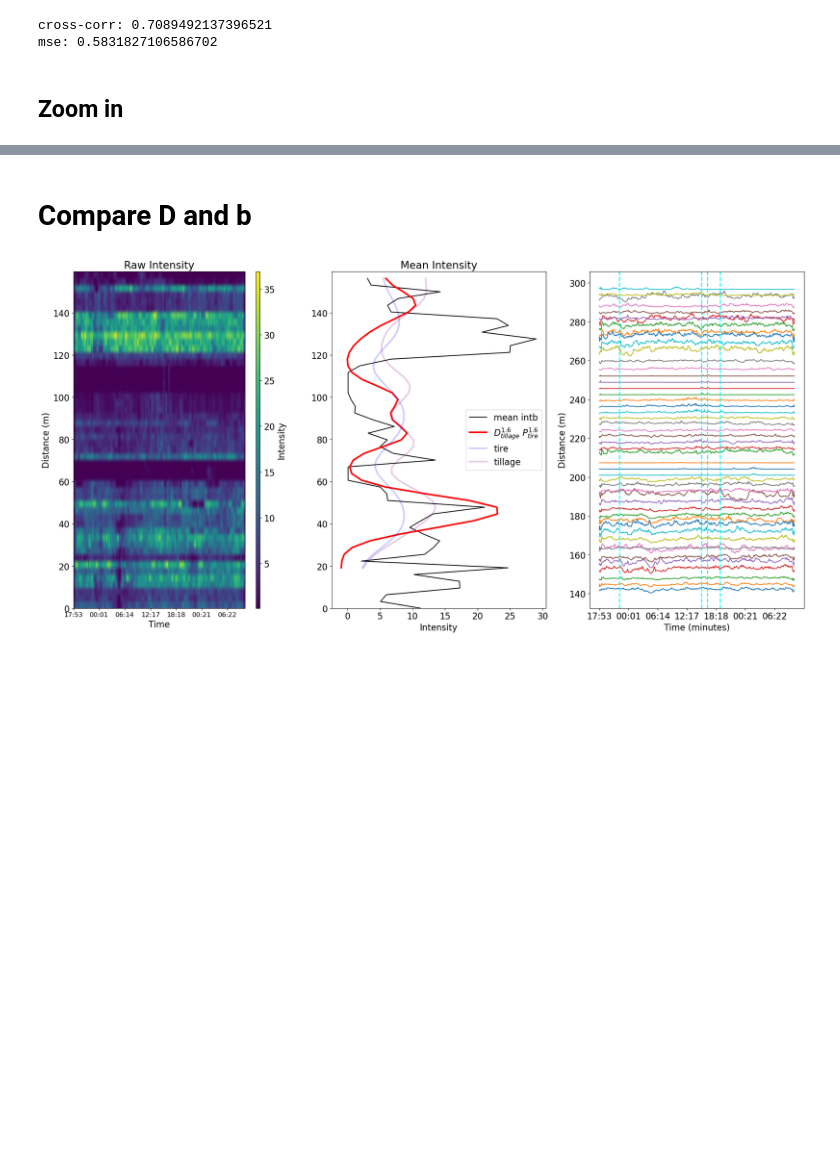
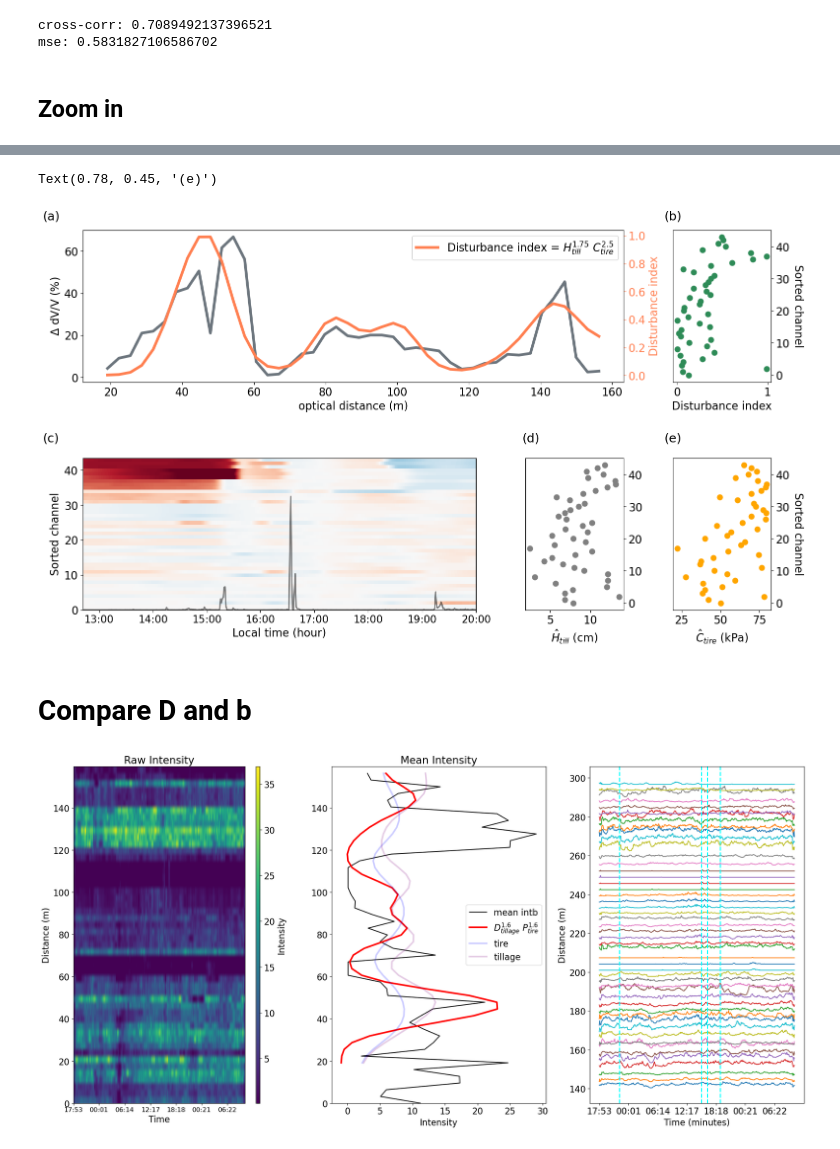
Before and after one commit to Denolle-Lab/FarmDAS, a Jupyter notebook: dvv_and_model/Fig3_spatial_damage.ipynb, the cells around one changed output, grey strips where cells are left out. Saved outputs shown, nothing was run; the diff lists cells and outputs as text; code cells hidden in the pictures; blank space fills up the shorter version.

```diff
--- a/dvv_and_model/Fig3_spatial_damage.ipynb
+++ b/dvv_and_model/Fig3_spatial_damage.ipynb
@@ -351,3 +328,83 @@ Text(0.5, 0, 'tire pressure (bar)')
+# %%
+import matplotlib.pyplot as plt
+import matplotlib.gridspec as gridspec
+# Create figure
+fig = plt.figure(figsize=(18, 10), tight_layout=True)
+
+# Define GridSpec layout: 2 rows, 3 columns
+gs = gridspec.GridSpec(2, 5, figure=fig, wspace=0.5, hspace=0.5)
+
+# Top row: 2 plots spanning full width (each span 3 columns / 2)
+ax1 = fig.add_subplot(gs[0, 0:4])  # First top plot
+ax2 = fig.add_subplot(gs[0, 4])    # Second top plot (takes 1/3 width)
+
+# Bottom row: 3 plots
+ax3 = fig.add_subplot(gs[1, 0:3])
+ax4 = fig.add_subplot(gs[1, 3])
+ax5 = fig.add_subplot(gs[1, 4])
+
+
+# Plot scaled variability and mechanical damage
+ax1.plot((np.arange(len(dvv_variability))+6)*3.19, dvv_variability*100, label='variability', lw=4, color='#6C757D')
+# ax1.plot((np.arange(45)+50)*3.19, gaussian_filter1d(dvv_variability, sigma=2), label='smoothed variability', lw=6, color='k', linestyle='--')
+ax1.set_xlabel("optical distance (m)", fontsize=16)
+ax1.set_ylabel("$\Delta$ dV/V (%)", fontsize=16)
+twinx = ax1.twinx()
+
+correlation, mse, scaled_mechanical, scaled_variability = compute_misfit(best_a_mse, best_b_mse, tillage_interpolated, tire_interpolated, dvv_variability)
+twinx.plot((np.arange(len(dvv_variability))+6)*3.19, scaled_mechanical/4, label='Disturbance index = $H_{till}^{1.75}~C_{tire}^{2.5}$', lw=4, color='Coral')
+
+twinx.set_ylabel("Disturbance index", fontsize=16, color='Coral')
+twinx.tick_params(axis='y', colors='Coral')
+twinx.legend(loc='upper right')
+
+ax2.scatter(damage_index[variability_indices1-6], np.arange(44), s=60, color='seagreen')
+ax2.set_xlabel('Disturbance index')
+ax2.set_ylabel('Sorted channel', labelpad=20, rotation=270, verticalalignment='center')
+ax2.yaxis.set_label_position("right")
+ax2.yaxis.tick_right()
+
+smooth1d_dvv = amp
+
+trim_dvv_smooth1d = smooth1d_dvv[6:50, 1105:1500]
+variability1 = np.fabs(np.nanmean(trim_dvv_smooth1d[:, :150], axis=1) - np.nanmean(trim_dvv_smooth1d[:, -150:], axis=1))
+variability_indices1 = np.argsort(variability1) + 6
+
+# fig, (ax1,ax3, ax4) = plt.subplots(1, 3, figsize=(18, 4.5), gridspec_kw={'width_ratios': [4, 1,1]}, tight_layout=True)
+
+im = ax3.pcolor(np.arange(2408), np.arange(44), smooth1d_dvv[variability_indices1], shading='auto', vmin=-0.6, vmax=0.6, cmap='RdBu_r')
+
+ax3.set_xlabel('Local time (hour)')
+ax3.set_ylabel('Sorted channel')
+# ax1.vlines([1105, 1255, 1350, 1500], 0, 44, color='k', linestyle='--')
+ax3.plot(ave_psd * 50, color='k', lw=2, alpha=0.5, label='rain proxy')
+ax3.set_xlim([1105,1500])
+# plt.colorbar(im, ax=ax3)
+ax3.set_ylim(0, 43.5)
+ax3.set_xticks(xax)
+ax3.set_xticklabels(hrax, fontsize=15)
+
+
+
+ax4.scatter(tillage_interpolated[variability_indices1-6], np.arange(44), s=60, color='gray')
+ax4.set_xlabel('$\hat{H}_{till}$ (cm)')
+ax4.yaxis.set_label_position("right")
+ax4.yaxis.tick_right()
+
+ax5.scatter(tire_interpolated[variability_indices1-6], np.arange(44), s=60, color='orange')
+ax5.set_xlabel('$\hat{C}_{tire}$ (kPa)')
+ax5.set_ylabel('Sorted channel', labelpad=20, rotation=270, verticalalignment='center')
+ax5.yaxis.set_label_position("right")
+ax5.yaxis.tick_right()
+
+fig.text(0.08, 0.9, '(a)', fontsize=18)
+fig.text(0.78, 0.9, '(b)', fontsize=18)
+fig.text(0.08, 0.45, '(c)', fontsize=18)
+fig.text(0.62, 0.45, '(d)', fontsize=18)
+fig.text(0.78, 0.45, '(e)', fontsize=18)
+# %% [output]
+Text(0.78, 0.45, '(e)')
+[figure, added]
 # %% [markdown]
 # Compare D and b
 # %%
```
Also changed, not shown: parts of 4 cells of this notebook, 3 other files.
